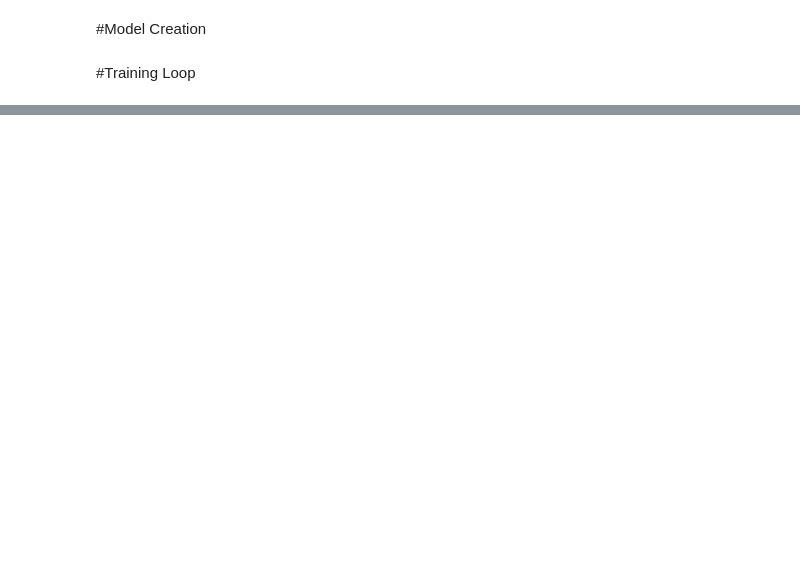
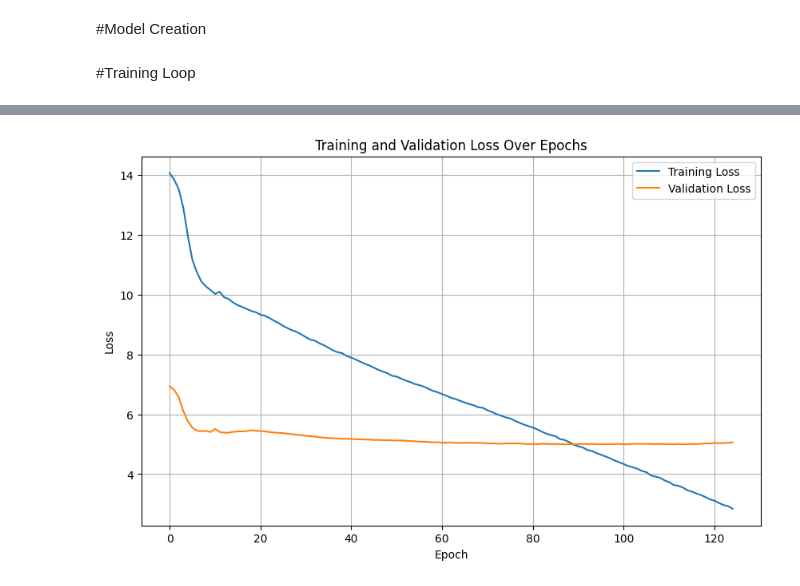
Before and after one commit to JordanTerwilliger/Intro-to-Deep-Learning, a Jupyter notebook: HW3/HW3_Seq2Seq_Q1.ipynb, the cells around one changed output, grey strips where cells are left out. Saved outputs shown, nothing was run; the diff lists cells and outputs as text; code cells hidden in the pictures; blank space fills up the shorter version.

```diff
--- a/HW3/HW3_Seq2Seq_Q1.ipynb
+++ b/HW3/HW3_Seq2Seq_Q1.ipynb
@@ -161,12 +154,12 @@ input_size = len(dataset.eng_vocab.index2word)
 hidden_size = 256
 output_size = len(dataset.fr_vocab.index2word)
 
-encoder = Encoder(input_size=input_size, hidden_size=hidden_size).to(device)
-decoder = Decoder(hidden_size=hidden_size, output_size=output_size).to(device)
+encoder = Encoder(input_size, hidden_size).to(device)
+decoder = Decoder(output_size, hidden_size).to(device)
+
+learning_rate = 0.001
+encoder_optimizer = optim.Adam(encoder.parameters(), lr=learning_rate)
+decoder_optimizer = optim.Adam(decoder.parameters(), lr=learning_rate)
+criterion = nn.CrossEntropyLoss(ignore_index=0) # ignore padding (index 0)
-# %%
-learning_rate = 0.01
-encoder_optimizer = optim.SGD(encoder.parameters(), lr=learning_rate)
-decoder_optimizer = optim.SGD(decoder.parameters(), lr=learning_rate)
-criterion = nn.CrossEntropyLoss()
 # %% [markdown]
 #Training Loop
@@ -241,5 +238,7 @@ def test(input_tensor, target_tensor, encoder, decoder, criterion):
 # %%
-epochs = 30
+epochs = 125
+val_loss_list = []
+train_loss_list = []
 
 print("Starting Training...")
 for epoch in range(epochs):
@@ -248,18 +247,23 @@ for epoch in range(epochs):
   total_val_accuracy = 0
 
   for input_tensor, target_tensor in train_loader:
-    input_tensor = input_tensor[0].to(device)
-    target_tensor = target_tensor[0].to(device)
+    input_tensor = input_tensor.to(device)
+    target_tensor = target_tensor.to(device)
     loss = train(input_tensor, target_tensor, encoder, decoder, encoder_optimizer, decoder_optimizer, criterion)
     total_loss += loss
+  train_loss_list.append(total_loss)
 
   for input_tensor, target_tensor in test_loader:
-    input_tensor = input_tensor[0].to(device)
-    target_tensor = target_tensor[0].to(device)
+    input_tensor = input_tensor.to(device)
+    target_tensor = target_tensor.to(device)
     val_loss, val_accuracy = test(input_tensor, target_tensor, encoder, decoder, criterion)
     total_val_loss += val_loss
     total_val_accuracy += val_accuracy
 
-  print(f"Epoch {epoch}, Train Loss: {(total_loss / len(train_loader)):.4f}, Val Loss: {(total_val_loss / len(test_loader)):.4f}, Val Accuracy: {(total_val_accuracy / len(test_loader)):.4f}")
+  val_loss_list.append(total_val_loss)
+
+  # Only print every 10 epochs to reduce output spam
+  if epoch % 10 == 0 or epoch == epochs - 1:
+      print(f"Epoch {epoch}, Train Loss: {(total_loss / len(train_loader)):.4f}, Val Loss: {(total_val_loss / len(test_loader)):.4f}, Val Accuracy: {(total_val_accuracy / len(test_loader)):.4f}")
 # %% [output]
 Starting Training...
@@ -347,0 +379,13 @@ Input: The dog barks loudly <PAD> <PAD> <PAD> <PAD> <PAD> <PAD> | Target: Le chi
+# %%
+import matplotlib.pyplot as plt
+plt.figure(figsize=(10, 6))
+plt.plot(train_loss_list, label='Training Loss')
+plt.plot(val_loss_list, label='Validation Loss')
+plt.title('Training and Validation Loss Over Epochs')
+plt.xlabel('Epoch')
+plt.ylabel('Loss')
+plt.legend()
+plt.grid(True)
+plt.show()
+# %% [output]
+[figure, added]
```
Also changed, not shown: parts of 10 cells of this notebook.
